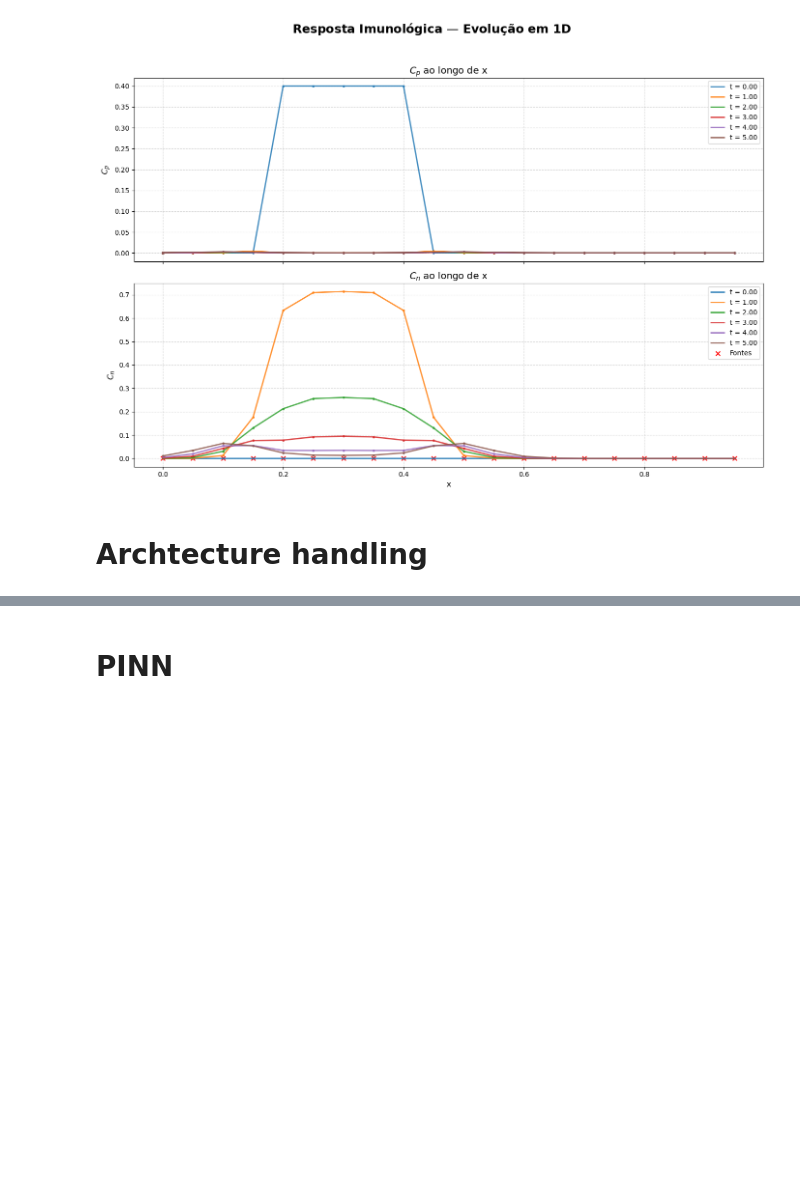
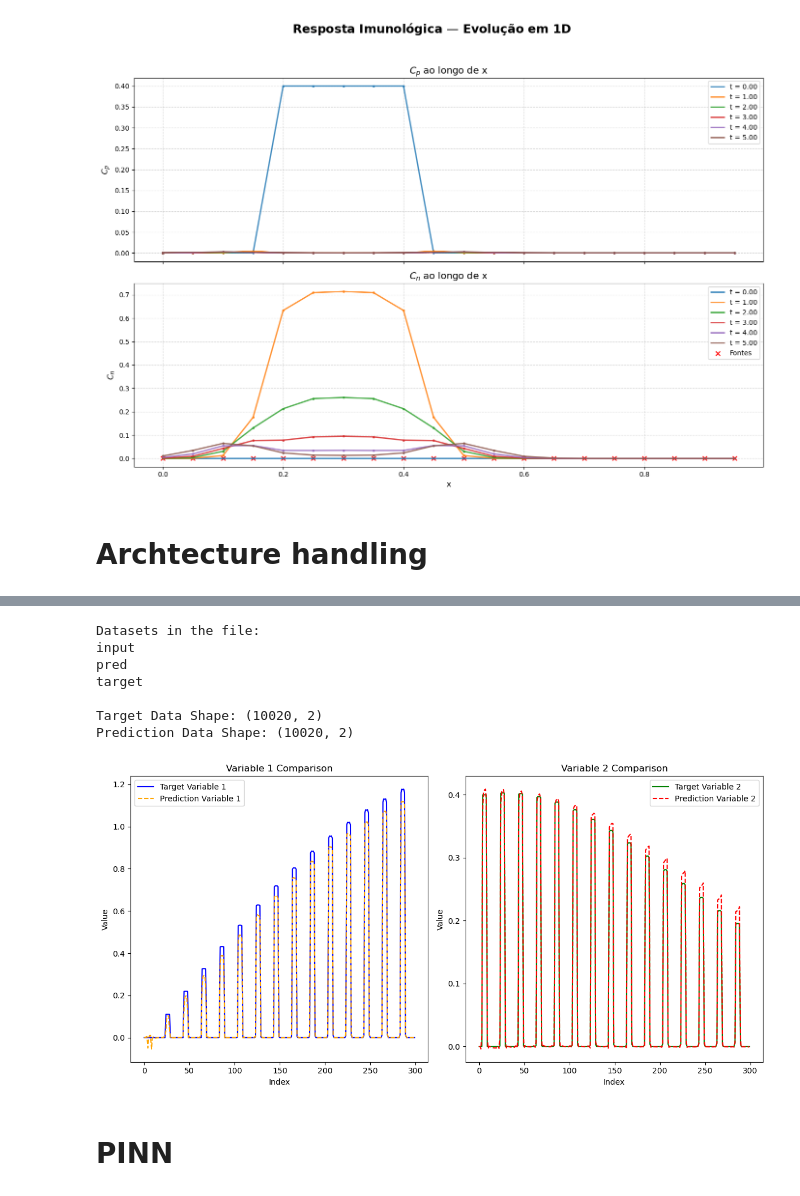
Before and after one commit to Esterci/2D_imune_edema_pinn, a Jupyter notebook: 1D/edp_t_x/pinn_model.ipynb, the cells around one changed output, grey strips where cells are left out. Saved outputs shown, nothing was run; the diff lists cells and outputs as text; code cells hidden in the pictures; blank space fills up the shorter version.

```diff
--- a/1D/edp_t_x/pinn_model.ipynb
+++ b/1D/edp_t_x/pinn_model.ipynb
@@ -529,3 +629,65 @@ def init_weights(m):
+# %%
+import h5py
+import numpy as np
+import matplotlib.pyplot as plt
+
+# Path to the HDF5 file
+file_path = 'val.h5'
+
+# Open the HDF5 file
+with h5py.File(file_path, 'r') as h5_file:
+    # List all datasets in the file
+    print("Datasets in the file:")
+    for ds in h5_file.keys():
+        print(ds)
+
+    # Load the 'target' dataset
+    target_data = h5_file['target'][:]
+    print("\nTarget Data Shape:", target_data.shape)
+
+    # Load the 'pred' dataset
+    pred_data = h5_file['pred'][:]
+    print("Prediction Data Shape:", pred_data.shape)
+
+    # Assuming each dataset contains two variables, extract them
+    target_var1 = target_data[:, 0]
+    target_var2 = target_data[:, 1]
+
+    pred_var1 = pred_data[:, 0]
+    pred_var2 = pred_data[:, 1]
+
+    # Plot the data
+    plt.figure(figsize=(12, 6))
+
+    # Plot variable 1
+    plt.subplot(1, 2, 1)
+    plt.plot(target_var1[:300], label='Target Variable 1', color='blue')
+    plt.plot(pred_var1[:300], label='Prediction Variable 1', color='orange', linestyle='dashed')
+    plt.title('Variable 1 Comparison')
+    plt.xlabel('Index')
+    plt.ylabel('Value')
+    plt.legend()
+
+    # Plot variable 2
+    plt.subplot(1, 2, 2)
+    plt.plot(target_var2[:300], label='Target Variable 2', color='green')
+    plt.plot(pred_var2[:300], label='Prediction Variable 2', color='red', linestyle='dashed')
+    plt.title('Variable 2 Comparison')
+    plt.xlabel('Index')
+    plt.ylabel('Value')
+    plt.legend()
+
+    plt.tight_layout()
+    plt.show()
+# %% [output]
+Datasets in the file:
+input
+pred
+target
+
+Target Data Shape: (10020, 2)
+Prediction Data Shape: (10020, 2)
+[figure, added]
 # %% [markdown]
 # PINN
 # %% [markdown]
```
Also changed, not shown: parts of 4 cells of this notebook, 5 other files.
